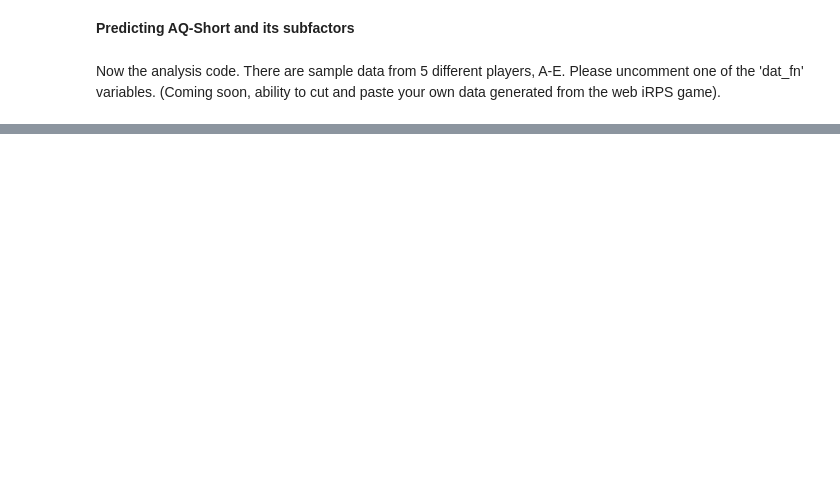
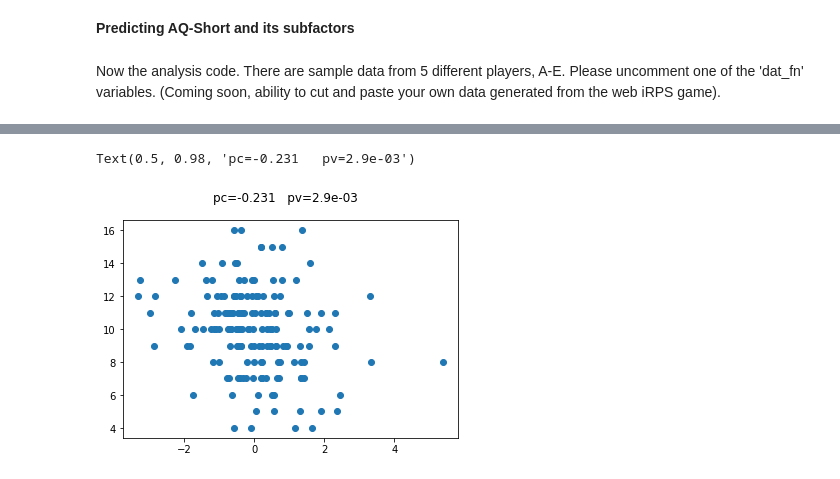
Before and after one commit to AraiKensuke/AIiRPS, a Jupyter notebook: PredictAQshort.ipynb, the cells around one changed output, grey strips where cells are left out. Cells and saved outputs as stored; diff of their text form; code cells hidden in the pictures; blank space fills up the shorter version.

```diff
--- a/PredictAQshort.ipynb
+++ b/PredictAQshort.ipynb
@@ -235,14 +237,15 @@ entropyUD = _N.exp((entropyD + entropyU) / (_N.mean(entropyD + entropyU)))
 #entropyUD2 = _N.exp(entropyUD2 / _N.mean(entropyUD2))
 #entropyS2 = _N.exp(entropyS2 / _N.mean(entropyS2))
 
+mmm = 1.
 entropyUDS = _N.exp((entropyD + entropyU + entropyS) / (_N.mean(entropyD + entropyU + entropyS)))
 entropyD = _N.exp(entropyD / _N.mean(entropyD))
 entropyS = _N.exp(entropyS / _N.mean(entropyS))
 entropyU = _N.exp(entropyU / _N.mean(entropyU))
 entropyWL = _N.exp((entropyW+entropyL) / _N.mean(entropyW+entropyL))
-entropyW = _N.exp(entropyW / _N.mean(entropyW*0.3))
-entropyT = _N.exp(entropyT / _N.mean(entropyT*0.3))
-entropyL = _N.exp(entropyL / _N.mean(entropyL*0.3))
+entropyW = _N.exp(entropyW / _N.mean(entropyW*mmm))
+entropyT = _N.exp(entropyT / _N.mean(entropyT*mmm))
+entropyL = _N.exp(entropyL / _N.mean(entropyL*mmm))
 entropyT2 = _N.exp(entropyT2 / _N.mean(entropyT2*0.2)) / 10
 entropyW2 = _N.exp(entropyW2 / _N.mean(entropyW2*0.3)) / 10
 entropyL2 = _N.exp(entropyL2 / _N.mean(entropyL2*0.3)) / 10
@@ -620,0 +619,8 @@ california_housing_train.csv  README.md
+# %%
+eLmWs = entropyLs - entropyWs
+_plt.scatter(eLmWs[ths], switch[ths])
+pc, pv = _ss.pearsonr(eLmWs[ths], switch[ths])
+_plt.suptitle("pc=%(pc).3f   pv=%(pv).1e" % {"pc" : pc, "pv" : pv})
+# %% [output]
+Text(0.5, 0.98, 'pc=-0.231   pv=2.9e-03')
+[figure, added]
```
Also changed, not shown: parts of 5 cells of this notebook.
